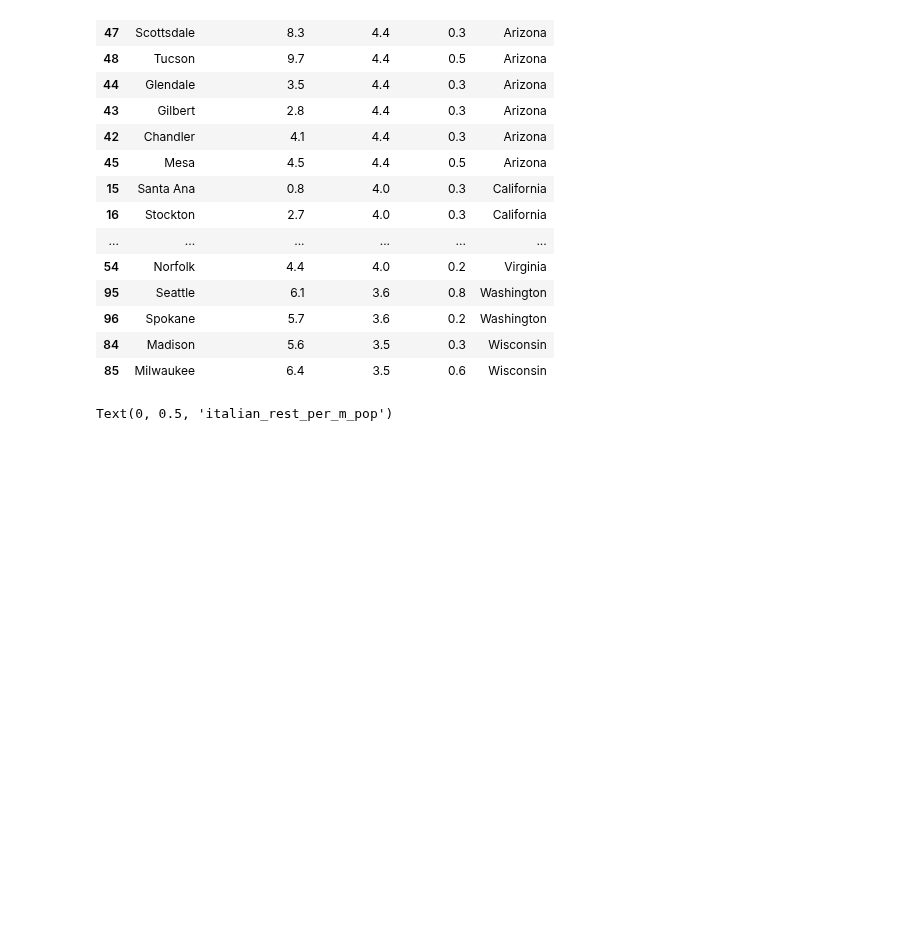
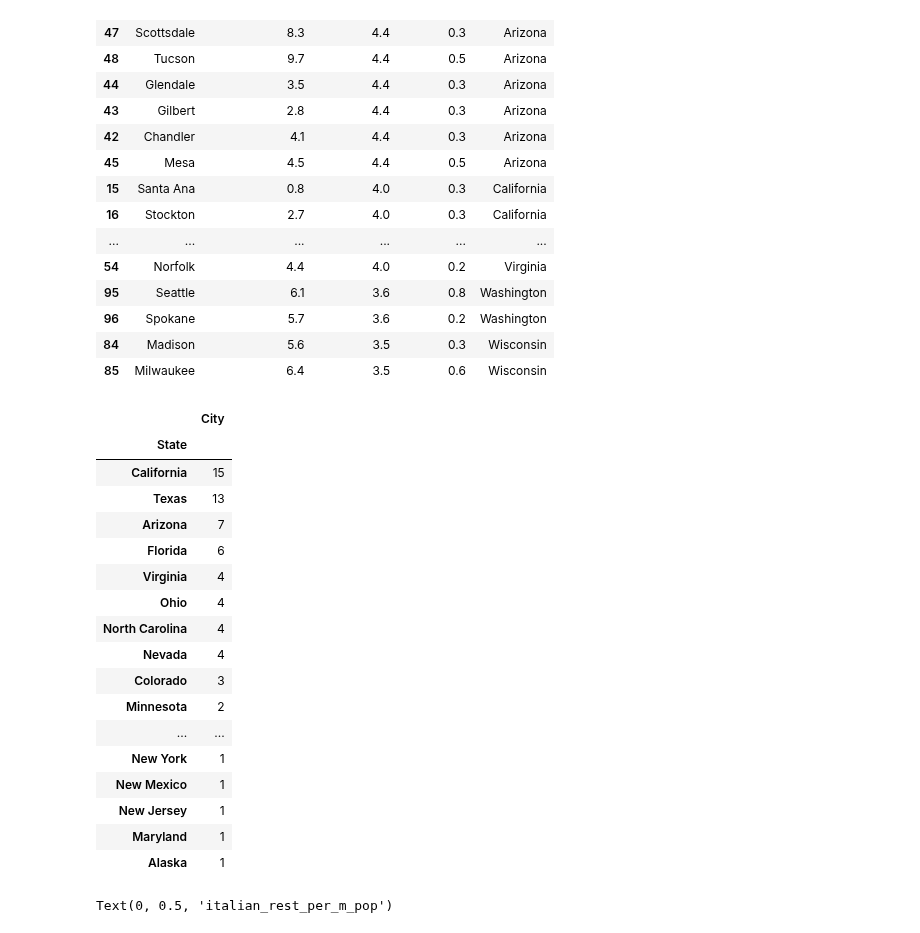
Before and after one commit to idejuan/data_science, a Jupyter notebook: Final_Project_DSPC_w02.ipynb, the cells around one changed output. Drawn from its saved outputs; the diff is of its cells as text; code cells hidden in the pictures; blank space fills up the shorter version.

```diff
--- a/Final_Project_DSPC_w02.ipynb
+++ b/Final_Project_DSPC_w02.ipynb
@@ -939,6 +939,27 @@ df_cities[['City','italian_rest_perc','Italian origin','Population','State']].so
 | 96 | Spokane | 5.7 | 3.6 | 0.2 | Washington |
 | 84 | Madison | 5.6 | 3.5 | 0.3 | Wisconsin |
 | 85 | Milwaukee | 6.4 | 3.5 | 0.6 | Wisconsin |
+# %%
+df_cities[['City','State']].groupby('State').count().sort_values(by = 'City', ascending = False)
+# %% [output]
+|  | City |
+| State |  |
+| California | 15 |
+| Texas | 13 |
+| Arizona | 7 |
+| Florida | 6 |
+| Virginia | 4 |
+| Ohio | 4 |
+| North Carolina | 4 |
+| Nevada | 4 |
+| Colorado | 3 |
+| Minnesota | 2 |
+| ... | ... |
+| New York | 1 |
+| New Mexico | 1 |
+| New Jersey | 1 |
+| Maryland | 1 |
+| Alaska | 1 |
 # %%
 ax6 = plt.scatter(x='italian_rest_perc',
                       y='italian_rest_per_m_pop',
```
Also changed, not shown: parts of 5 cells of this notebook.
